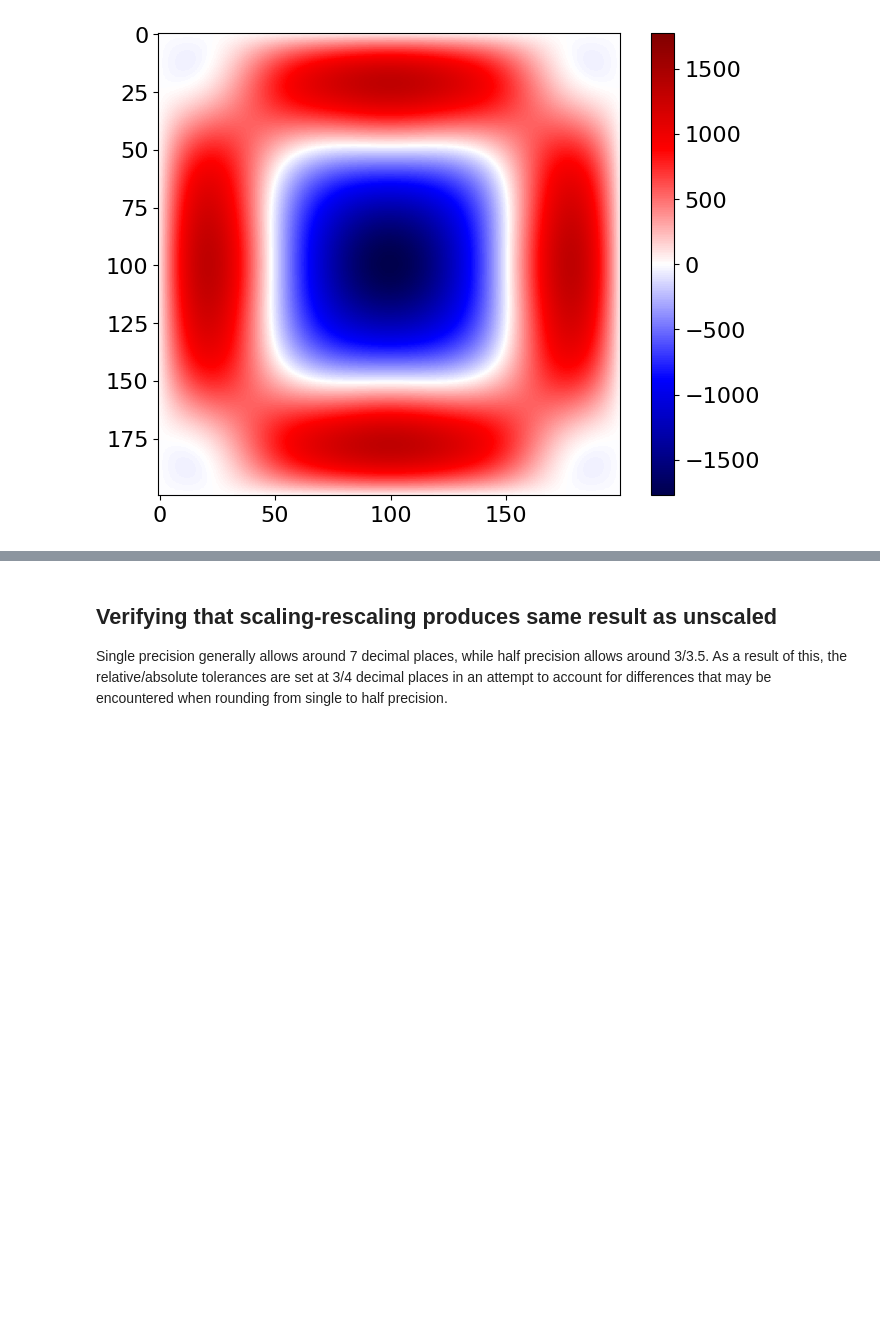
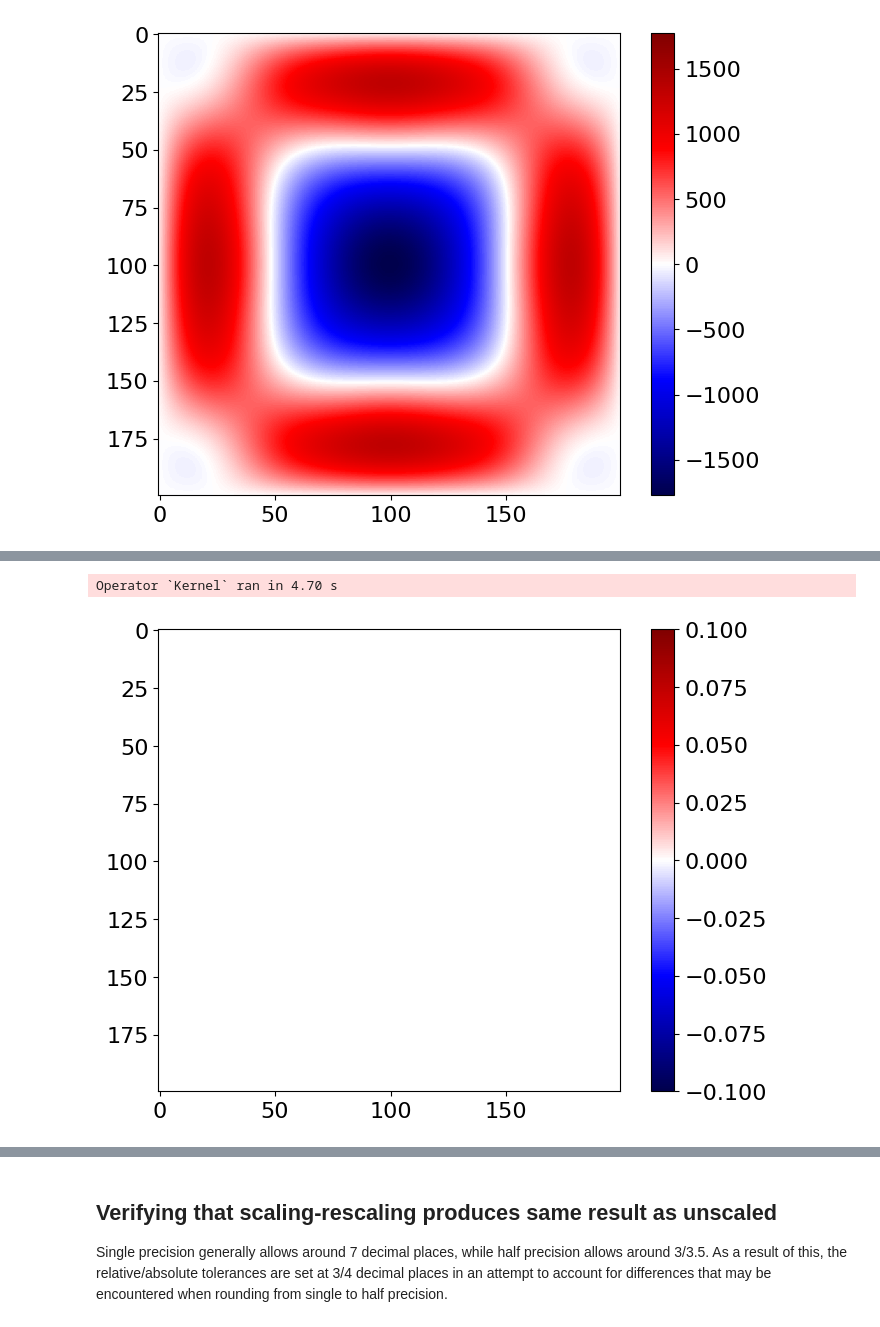
Before and after one commit to dt-17/Devito-UROP-MSci, a Jupyter notebook: scaling_acoustic.ipynb, the cells around one changed output, grey strips where cells are left out. Saved outputs shown, nothing was run; the diff lists cells and outputs as text; code cells hidden in the pictures; blank space fills up the shorter version.

```diff
--- a/scaling_acoustic.ipynb
+++ b/scaling_acoustic.ipynb
@@ -189,0 +198,34 @@ Operator `Kernel` ran in 0.54 s
+# %%
+# defining a new pressure field
+p_s = dv.TimeFunction(name='P_s', grid=grid, space_order=4, time_order=2)
+
+# defining our velocity and timestep as required
+# if our velocity is 300 10m/s, dx=1 10m, dt is given by the CFL condition with these values
+# using a Courant number of 1
+vmax = 300
+dt = 1*1/vmax
+new_time_range = TimeAxis(start=t0, stop=tn, step=dt)
+
+# creating source term using the new time range
+src_s = RickerSource(name='src_s', grid=grid, f0=0.03, npoint=1, time_range=new_time_range)
+# setting source to the middle of the grid
+src_s.coordinates.data[:] = [1000., 1000.]
+# injecting the source term to the new pressure field
+src_si = src.inject(field=p_s.forward, expr=src_s)
+
+# defining our stencil
+stencil_s = dv.Eq(p_s.forward, (p_s - 2*p_s.backward + vmax**2*dt**2*p_s.laplace))
+
+# create new operator
+op_s = dv.Operator([stencil_s] + src_si)
+
+# call new operator
+op_s(time=src_s.time_range.num-1, dt=dt)
+
+# show output
+vmax = np.amax(np.abs(p_s.data[0]))
+plt.imshow(p_s.data[0], cmap='seismic', vmin=-vmax, vmax=vmax)
+plt.colorbar();
+# %% [output]
+Operator `Kernel` ran in 4.70 s
+[figure, added]
```
Also changed, not shown: parts of 2 cells of this notebook.
